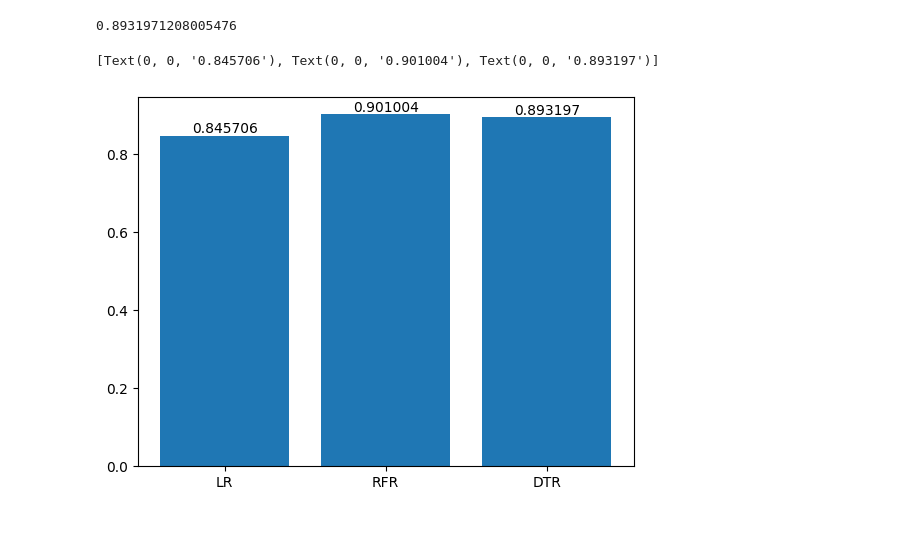
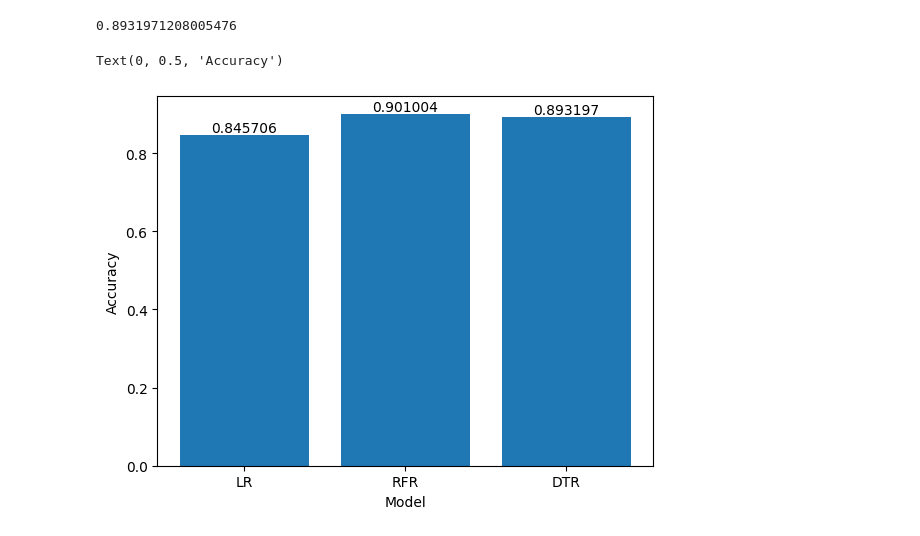
Before and after one commit to avicomputersolutions/ParulUniversityAIMLWorkshop, a Jupyter notebook: src/CarPrediction.ipynb, the cells around one changed output. Drawn from its saved outputs; the diff is of its cells as text; code cells hidden in the pictures.

```diff
--- a/src/CarPrediction.ipynb
+++ b/src/CarPrediction.ipynb
@@ -395,8 +395,10 @@ DTr2score[712]
 # %%
 acc = [r2score[433],RFr2score[712],DTr2score[712]]
 model = ["LR","RFR","DTR"]
 bar_label=plt.bar(model,acc)
 plt.bar_label(bar_label)
+plt.xlabel("Model")
+plt.ylabel("Accuracy")
 # %% [output]
-[Text(0, 0, '0.845706'), Text(0, 0, '0.901004'), Text(0, 0, '0.893197')]
+Text(0, 0.5, 'Accuracy')
-[figure, old version]
+[figure, new version]
```
